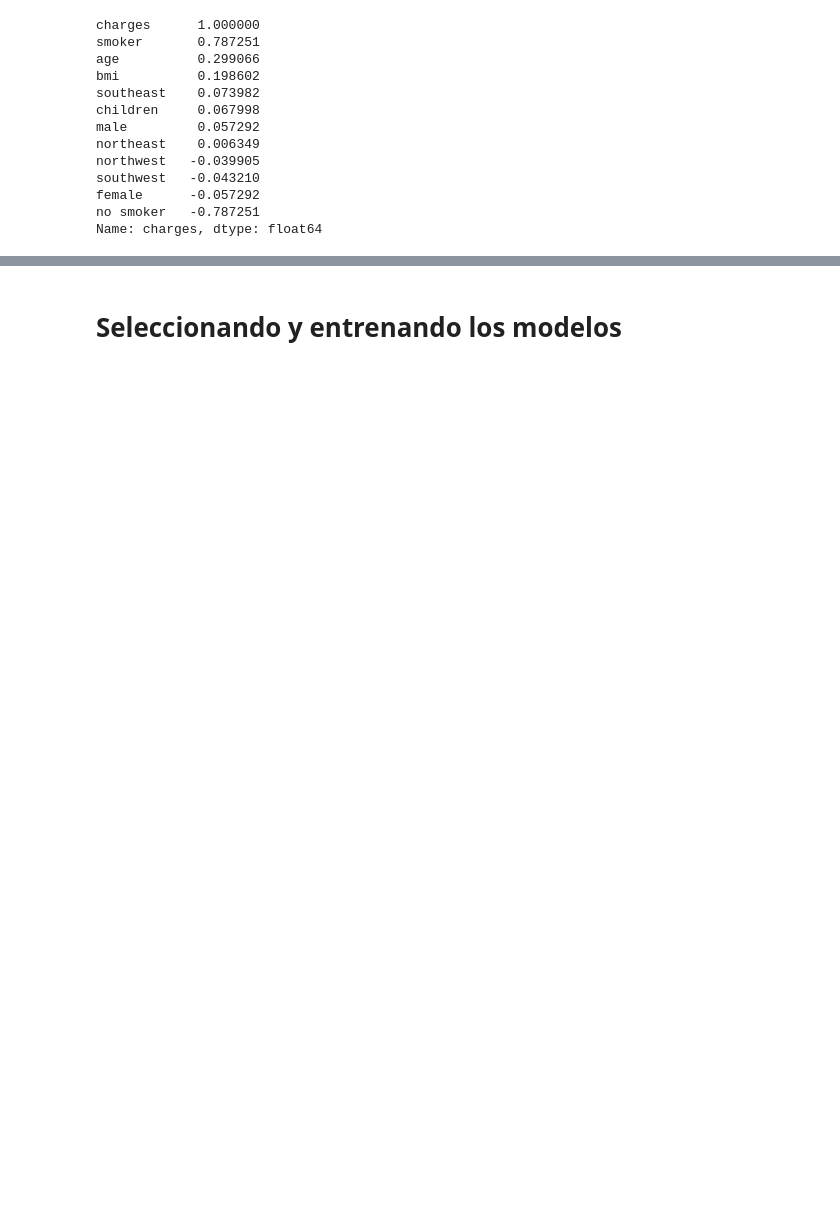
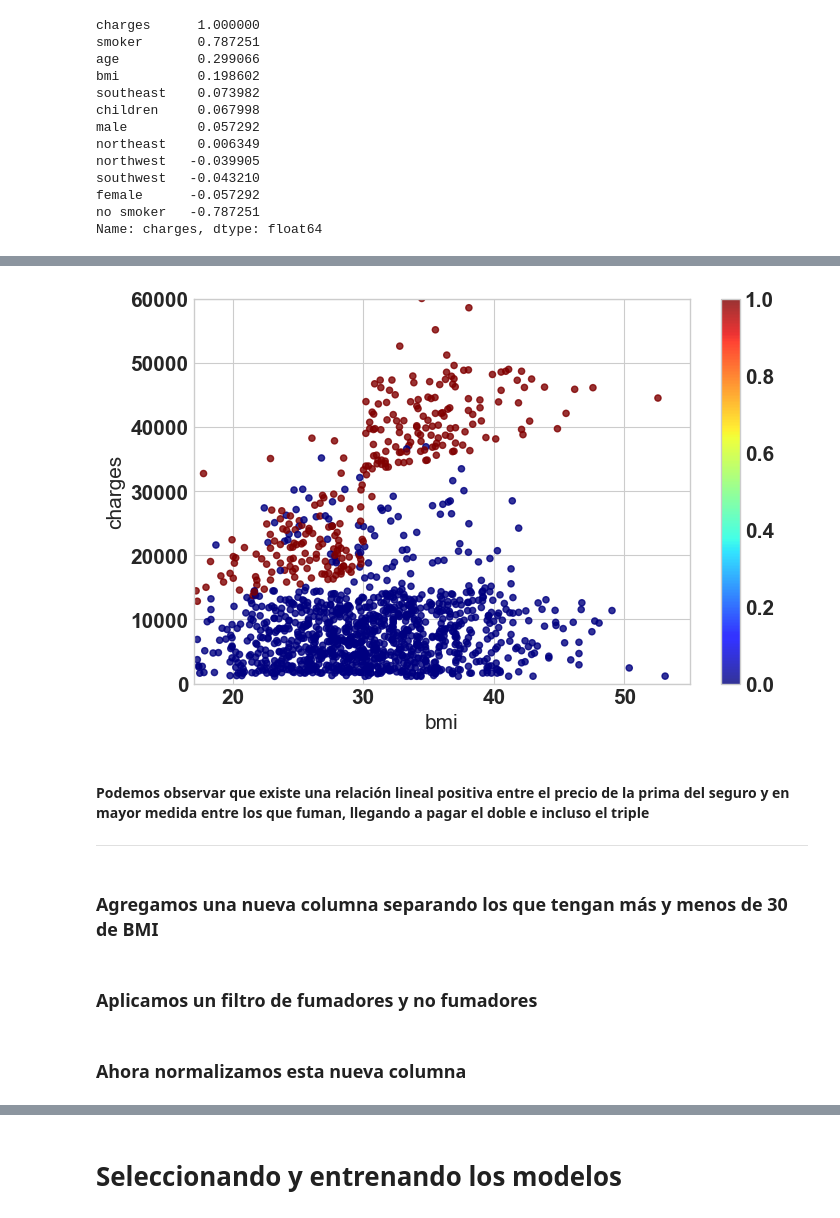
Before and after one commit to RobinGoldwing/gold-insurance, a Jupyter notebook: Proyecto ML insurance.ipynb, the cells around one changed output, grey strips where cells are left out. Cells and saved outputs as stored; diff of their text form; code cells hidden in the pictures; blank space fills up the shorter version.

```diff
--- a/Proyecto ML insurance.ipynb
+++ b/Proyecto ML insurance.ipynb
@@ -1008,0 +451,17 @@ memory usage: 2.2 MB
+# %%
+
+insurance_norm.plot(kind="scatter",
+             x= "bmi",
+             y = "charges",
+             c=insurance_norm["smoker"],
+             cmap = plt.get_cmap("jet"),
+             alpha=0.8)
+
+plt.axis([17,55,0,60000]);
+# %% [output]
+[figure, added]
+# %% [markdown]
+#### Podemos observar que existe una relación lineal positiva entre el precio de la prima del seguro y en mayor medida entre los que fuman, llegando a pagar el doble e incluso el triple
+---
+# %% [markdown]
+### Agregamos una nueva columna separando los que tengan más y menos de 30 de BMI
@@ -1008,0 +471,2 @@ memory usage: 2.2 MB
+# %% [markdown]
+### Aplicamos un filtro de fumadores y no fumadores
@@ -1008,0 +480,2 @@ memory usage: 2.2 MB
+# %% [markdown]
+### Ahora normalizamos esta nueva columna
```
Also changed, not shown: parts of 156 cells of this notebook, 1 other file.
